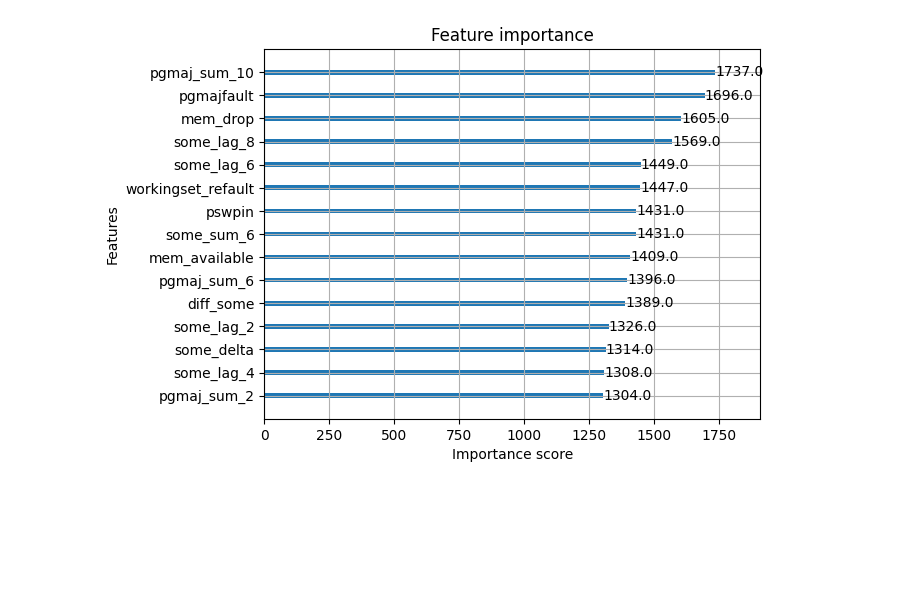
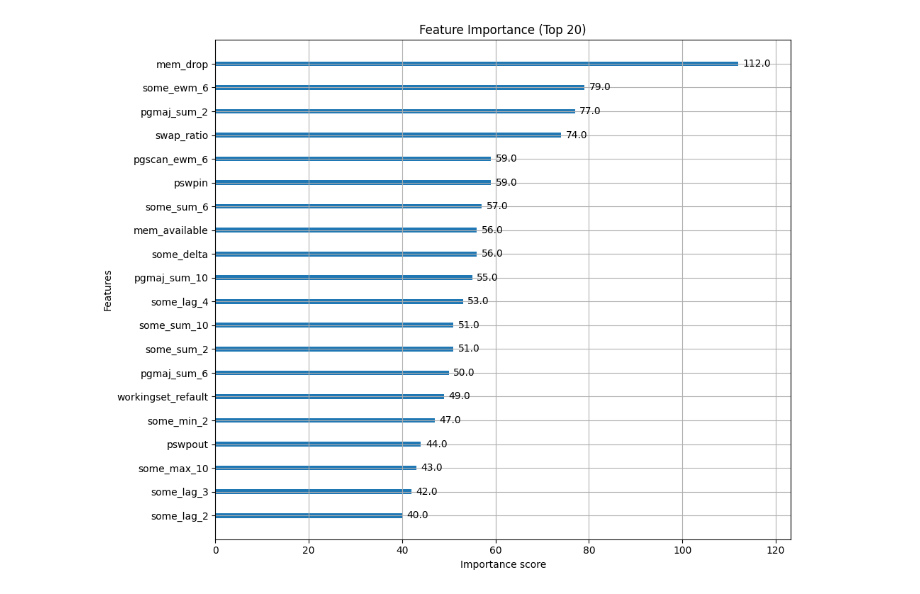
Before and after one commit to BillabongJumbuck/XGboost_PSI, a Jupyter notebook: train/xgboost_some.ipynb, the cells around one changed output. Saved outputs shown, nothing was run; the diff lists cells and outputs as text; code cells hidden in the pictures; blank space fills up the shorter version.

```diff
--- a/train/xgboost_some.ipynb
+++ b/train/xgboost_some.ipynb
@@ -92,23 +73,34 @@ print(f"样本权重分布: 1x={(weights==1).sum()}, 3x={(weights==3).sum()}, "
+# %%
+# 非对称 MSE：低估惩罚是高估的 5 倍（从 100 降到 5，避免过度高估）
+def asymmetric_mse_objective(y_true, y_pred):
+    residual = y_pred - y_true
+    penalty_factor = 5.0
+    weights = np.where(residual < 0, penalty_factor, 1.0)
+    grad = weights * residual
+    hess = weights
+    return grad, hess
 # %%
-# 训练 XGBoost 模型（sample_weight 加权 + early stopping）
+# 训练 XGBoost（加入正则化 + early stopping 防过拟合）
 model = xgb.XGBRegressor(
-    n_estimators=2000,
-    max_depth=6,
-    learning_rate=0.02,
+    n_estimators=1000,
+    max_depth=4,            # 从 6 降到 4，减少过拟合
+    learning_rate=0.05,
     subsample=0.8,
-    colsample_bytree=0.7,
-    reg_alpha=0.1,
-    reg_lambda=1.0,
-    min_child_weight=3,
-    gamma=0.1,
+    colsample_bytree=0.8,
+    reg_alpha=0.1,          # L1 正则
+    reg_lambda=1.0,         # L2 正则
+    min_child_weight=5,     # 叶子节点最小样本权重
     random_state=42,
-    early_stopping_rounds=80
+    objective=asymmetric_mse_objective,
+    early_stopping_rounds=50
 )
 
 model.fit(
     X_train, y_train,
-    sample_weight=weights,
-    eval_set=[(X_test, y_test)],
-    verbose=100
+    eval_set=[(X_train, y_train), (X_test, y_test)],
+    verbose=50
 )
+
+print(f"\n最优迭代次数: {model.best_iteration}")
+print(f"最优 RMSE: {model.best_score:.4f}")
 # %% [output]
@@ -201,6 +187,9 @@ plt.show()
 # %%
-# 特征重要性
-xgb.plot_importance(model, max_num_features=15)
+# 特征重要性（Top 20）
+fig, ax = plt.subplots(figsize=(10, 8))
+xgb.plot_importance(model, max_num_features=20, ax=ax)
+plt.title("Feature Importance (Top 20)")
+plt.tight_layout()
 plt.show()
 # %% [output]
-[figure, old version]
+[figure, new version]
```
Also changed, not shown: parts of 10 cells of this notebook, 33 other files.
